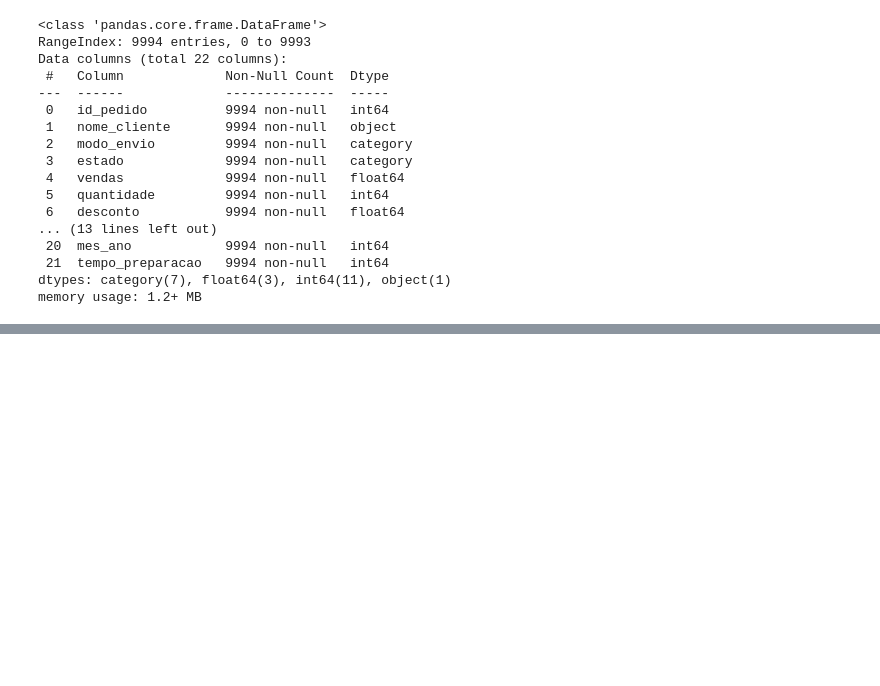
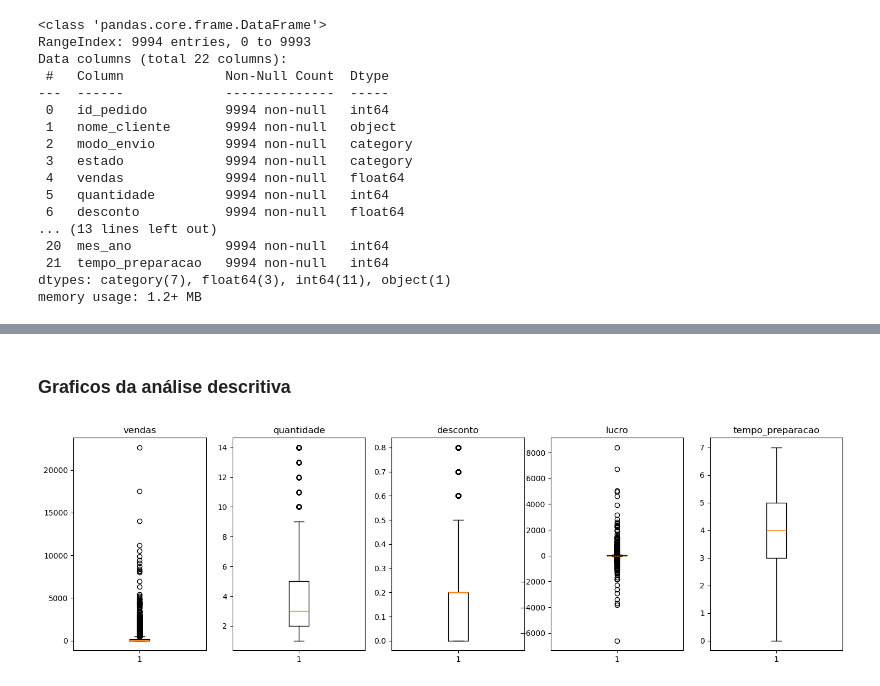
Before and after one commit to PedroMRegis/analise-dados_ijr, a Jupyter notebook: analise_R-Amaral-Office/analise-de-dados.ipynb, the cells around one changed output, grey strips where cells are left out. Drawn from its saved outputs; the diff is of its cells as text; code cells hidden in the pictures; blank space fills up the shorter version.

Commit message:
analise descritiva, categorica e correlacional com graficos para melhor interpretação

```diff
--- a/analise_R-Amaral-Office/analise-de-dados.ipynb
+++ b/analise_R-Amaral-Office/analise-de-dados.ipynb
@@ -201,0 +217,28 @@ Name: tempo_preparacao, dtype: float64
+# %% [markdown]
+### Graficos da análise descritiva
+# %%
+plt.figure(figsize=(18, 5))
+
+plt.subplot(1, 5, 1)
+plt.boxplot(df_R_amaral['vendas'])
+plt.title('vendas')
+
+plt.subplot(1, 5, 2)
+plt.boxplot(df_R_amaral['quantidade'])
+plt.title('quantidade')
+
+plt.subplot(1, 5, 3)
+plt.boxplot(df_R_amaral['desconto'])
+plt.title('desconto')
+
+plt.subplot(1, 5, 4)
+plt.boxplot(df_R_amaral['lucro'])
+plt.title('lucro')
+
+plt.subplot(1, 5, 5)
+plt.boxplot(df_R_amaral['tempo_preparacao'])
+plt.title('tempo_preparacao')
+
+plt.show()
+# %% [output]
+[figure, added]
```
Also changed, not shown: parts of 28 cells of this notebook.
